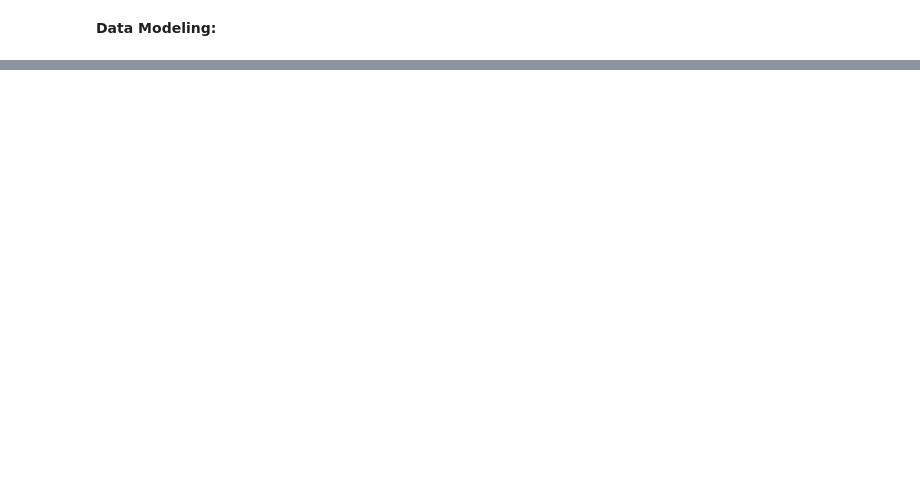
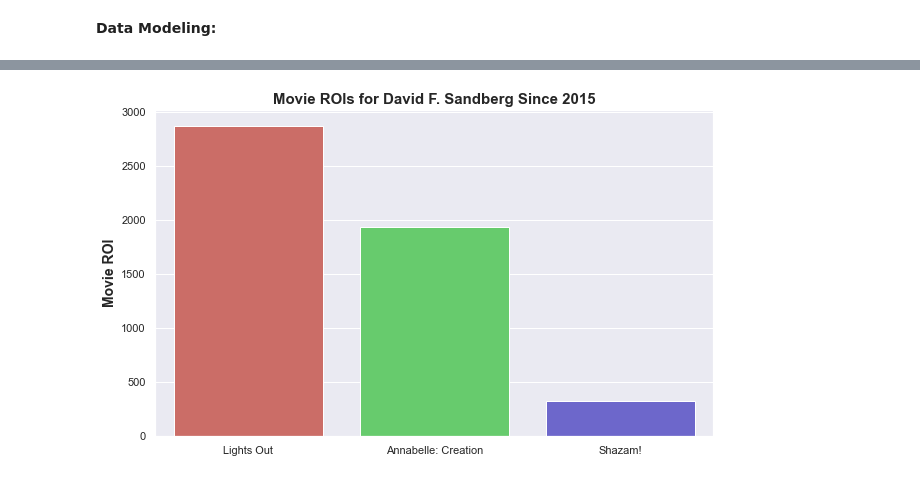
Before and after one commit to garrettwilliams90/Movie_Analysis_Project, a Jupyter notebook: Earth_Movie_Analysis_Project.ipynb, the cells around one changed output, grey strips where cells are left out. Drawn from its saved outputs; the diff is of its cells as text; code cells hidden in the pictures; blank space fills up the shorter version.

```diff
--- a/Earth_Movie_Analysis_Project.ipynb
+++ b/Earth_Movie_Analysis_Project.ipynb
@@ -100,0 +195,24 @@ Name: year_int, dtype: int64
+# %%
+# dfs for graphs
+david = imdb_directors_name_roi[imdb_directors_name_roi['primary_name'] == 'David F. Sandberg']
+chris = imdb_directors_name_roi[imdb_directors_name_roi['primary_name'] == 'Christopher Landon']
+gary = imdb_directors_name_roi[imdb_directors_name_roi['primary_name'] == 'F. Gary Gray']
+steven = imdb_directors_name_roi[imdb_directors_name_roi['primary_name'] == 'Steven Spielberg']
+jon = imdb_directors_name_roi[imdb_directors_name_roi['primary_name'] == 'Jon M. Chu']
+# %%
+# resetting index
+david.reset_index(inplace=True)
+chris.reset_index(inplace=True)
+gary.reset_index(inplace=True)
+steven.reset_index(inplace=True)
+jon.reset_index(inplace=True)
+# %%
+# Sandberg Movie ROIs
+plt.figure(figsize=(10,6))
+sns.set_theme(style='darkgrid')
+sns.barplot(x=david['movie'], y=david['roi']*100, palette='hls')
+plt.ylabel('Movie ROI', fontweight= "bold", fontsize=14)
+plt.xlabel("")
+plt.title("Movie ROIs for David F. Sandberg Since 2015", fontweight= "bold", fontsize=15);
+# %% [output]
+[figure, added]
```
Also changed, not shown: parts of 10 cells of this notebook.
